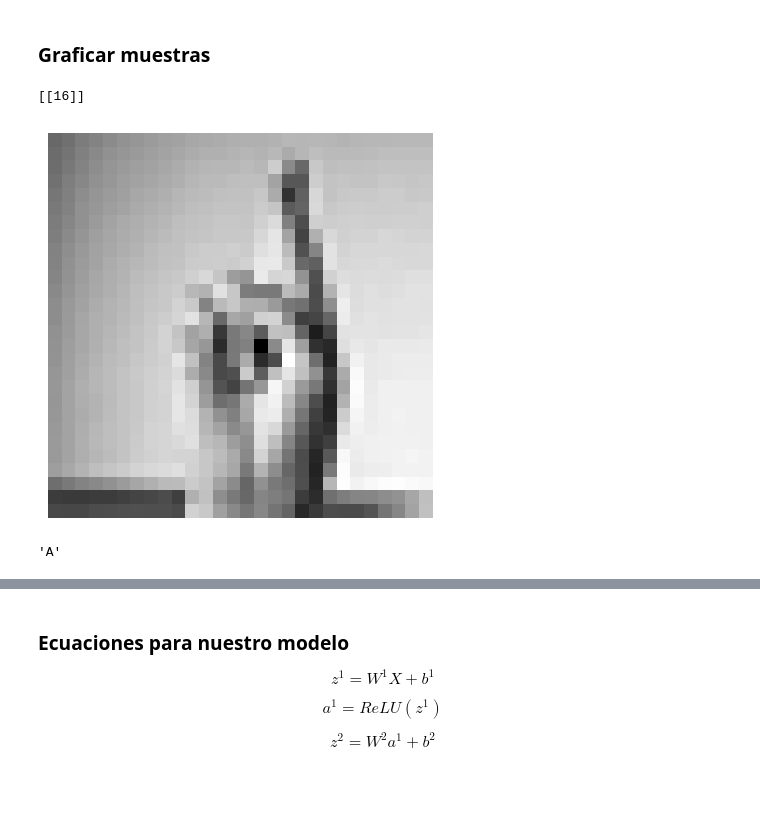
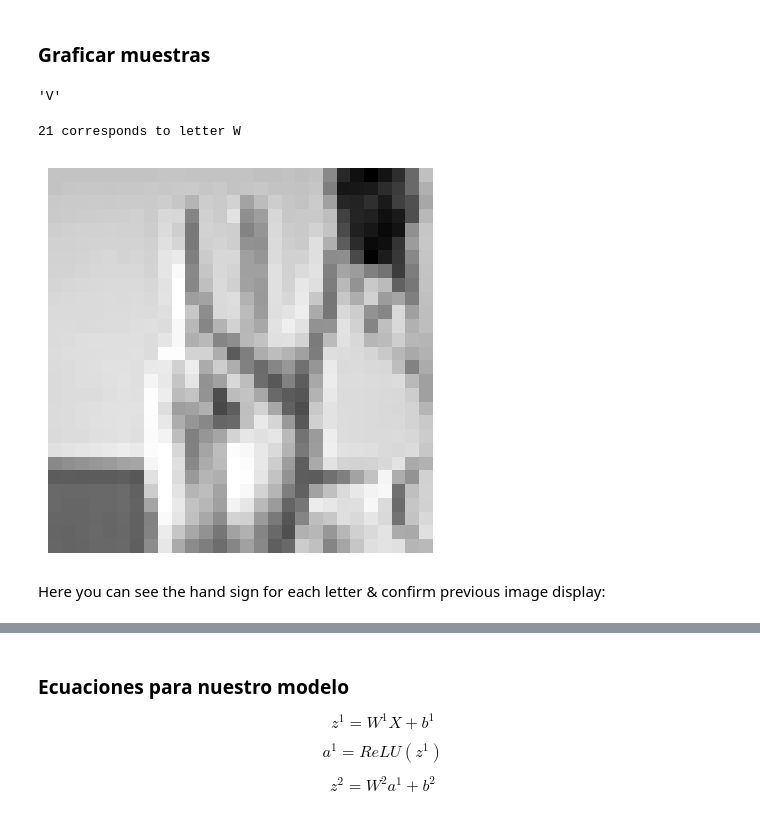
Before and after one commit to andreac941/tutorials, a Jupyter notebook: A1b_DL_TC5033_AD2023_andrea_.ipynb, the cells around one changed output, grey strips where cells are left out. Drawn from its saved outputs; the diff is of its cells as text; code cells hidden in the pictures; blank space fills up the shorter version.

```diff
--- a/A1b_DL_TC5033_AD2023_andrea_.ipynb
+++ b/A1b_DL_TC5033_AD2023_andrea_.ipynb
@@ -205,6 +208,12 @@ y_train.max()
 23
 # %% [markdown]
 ### Graficar muestras
+# %%
+#Dictionary for understanding which letter corresponds to each number label:
+letters = {0:'A', 1:'B', 2:'C', 3:'D', 4:'E', 5:'F', 6:'G', 7:'H', 8:'I', 9:'K', 10:'L', 11:'M', 12:'N', 13:'O', 14:'P', 15:'Q', 16:'R', 17:'S', 18:'T', 19:'U', 20:'V', 21:'W', 22:'X', 23:'Y'}
+letters[20]
+# %% [output]
+'V'
 # %%
 
 import random
@@ -215,40 +224,38 @@ def plot_samples(samples, labels=None, title=None):
     Plot a list of image samples.
 
     Parameters:
     - samples: List of image data (numpy arrays)
     - labels: Optional list of labels
     - title: Title for the plot
     """
     num_samples = len(samples)
     num_rows = 1
     num_cols = num_samples
 
     plt.figure(figsize=(15, 5))
     if title:
         plt.suptitle(title, fontsize=16)
 
     for i in range(num_samples):
         plt.subplot(num_rows, num_cols, i + 1)
         plt.imshow(samples[i].reshape(28, 28), cmap='gray')  # Reshape to (28, 28)
         plt.axis('off')
         if labels:
             plt.title(f"Label: {labels[i]}")
 
-# Randomly select 3 samples
+# Randomly select 1 samples
 random_indices = random.sample(range(len(x_train)), 1)
 sample_images = x_train[random_indices]
-print(y_train[random_indices])
+ind1 = y_train[random_indices]
+l1 = list(ind1[0])[0]
+print(l1, "corresponds to letter", letters[l1])
 
 # Plot the random samples
 plot_samples(sample_images)
 
 plt.show()
 # %% [output]
-[[16]]
+21 corresponds to letter W
-[figure, old version]
+[figure, new version]
-# %%
-#Dictionary for understanding to which letter corresponds each number:
-letters = {0:'A', 1:'B', 2:'C', 3:'D', 4:'E', 5:'F', 6:'G', 7:'H', 8:'I', 9:'J', 10:'K', }
-letters[0]
-# %% [output]
-'A'
+# %% [markdown]
+Here you can see the hand sign for each letter & confirm previous image display:
```
Also changed, not shown: parts of 4 cells of this notebook.
